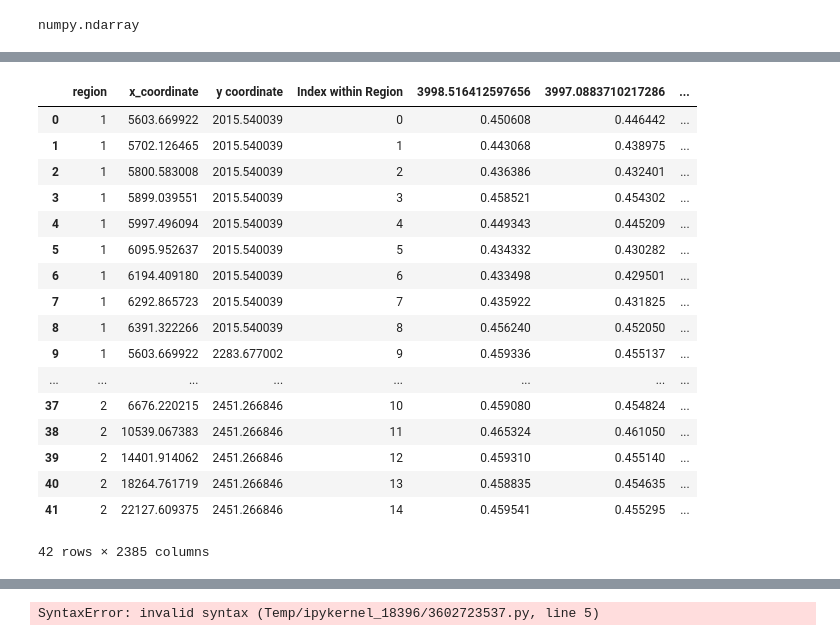
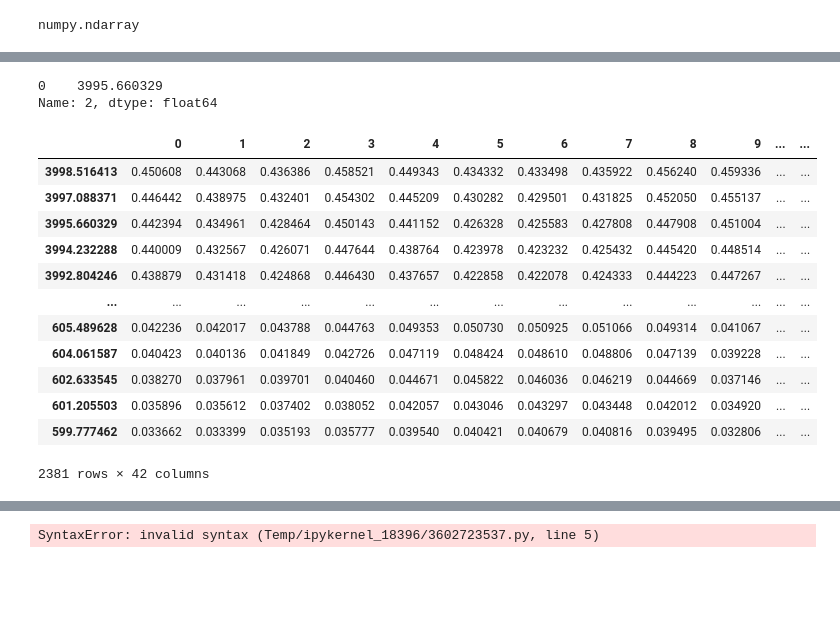
Before and after one commit to jroshk/FTIR_Mapping, a Jupyter notebook: scripts/Using_opusFCfor2dimages.ipynb, the cells around one changed output, grey strips where cells are left out. Saved outputs shown, nothing was run; the diff lists cells and outputs as text; code cells hidden in the pictures; blank space fills up the shorter version.

```diff
--- a/scripts/Using_opusFCfor2dimages.ipynb
+++ b/scripts/Using_opusFCfor2dimages.ipynb
@@ -45,13 +75,13 @@ for j in range(len(data.regions)):
 
     #list_of_regions = i in range(len(data.regions[j].mapX))
 #xydict = {'region':list_of_regions,'x_coordinate':data.regions[0].mapX[:],'y coordinate':data.regions[0].mapY[:]}#,data.x:data.regions[0].spectra[:]}
-xydict = {'region':list_of_regions,'x_coordinate':x_coordinates,'y coordinate':y_coordinates}#,data.x:data.regions[0].spectra[:]}
+xydict = {'region':list_of_regions,'x coordinate':x_coordinates,'y coordinate':y_coordinates}#,data.x:data.regions[0].spectra[:]}
 len(list_of_regions)
 # %% [output]
 42
 # %%
 #Make a loop or use a fancy 1 liner to take all of the X and Y data from here and then put it in a dataframe as the first 2 rows, or maybe the 2nd and 3rd rows
 # (probably best to have name/title of column, then x, then y, then data)
-xydataframe = pd.DataFrame(data=xydict)#[data.regions[0].mapX[:],data.regions[0].mapY[:]])
-xydataframe
+xypositions_df = pd.DataFrame(data=xydict)#[data.regions[0].mapX[:],data.regions[0].mapY[:]])
+xypositions_df.head(5)
 # %% [output]
@@ -77,25 +96,24 @@ type(data.regions[0].spectra[:])
 # %% [output]
 numpy.ndarray
 # %%
-#make dataframe of actual spectra, need to figure out how to get 2nd region here!!!!
-
+#make dataframe of actual spectra, multiple regions
 spectra_df = pd.DataFrame()
 print('data regions len:' ,len(data.regions))
 for i in range(len(data.regions)):
-
   #  print(data.regions[i].spectra[:])
     spectra_df = pd.concat([spectra_df,pd.DataFrame(data.regions[i].spectra[:])])
 #data.regions[].spectra[:]
 spectra_df
 
-spectra_df =spectra_df.transpose()
-labeledspectra_df = spectra_df.set_index(data.x)#what does drop do here? seemingly nothing
+tspectra_df =spectra_df.transpose()
+#spectra_df
+labeledspectra_df = tspectra_df.set_index(data.x)#what does drop do here? seemingly nothing
 #spectra_df['wavenumber'] = data.x
-
 
 tlabeledspectra_df = labeledspectra_df.transpose()
 tlabeledspectra_df.index = tlabeledspectra_df.index.set_names(['Index within Region'])
 tlabeledspectra_df = tlabeledspectra_df.reset_index(col_fill="index for region")
-tlabeledspectra_df
+#tlabeledspectra_df
+#spectra_df
 # %% [output]
 data regions len: 2
@@ -119,0 +120,7 @@ data regions len: 2
+# %%
+data.x
+wavenumber_df = pd.DataFrame(data.x)
+wavenumber_df.iloc[2]
+# %% [output]
+0    3995.660329
+Name: 2, dtype: float64
@@ -120,31 +137,22 @@ data regions len: 2
 # %%
-
-#complete_df = xydataframe
-# for i in range(len(data.x)):
-#     complete_df = pd.concat(xydataframe, labeledspectra_df[1])
-
-twodfs = [xydataframe, tlabeledspectra_df]
+#Make a df with all info (region number, x&y coordinates, index within region, and then intensity for all wavenumbers)
+twodfs = [xypositions_df, tlabeledspectra_df]
 
 complete_df = pd.concat(twodfs, axis=1,join='inner')
-
-complete_df
+#complete_df
 #complete_df[complete_df["region"]>1]
+complete_df.transpose().iloc[4:]
 # %% [output]
-|  | region | x_coordinate | y coordinate | Index within Region | 3998.516412597656 | 3997.0883710217286 | ... |
-| 0 | 1 | 5603.669922 | 2015.540039 | 0 | 0.450608 | 0.446442 | ... |
-| 1 | 1 | 5702.126465 | 2015.540039 | 1 | 0.443068 | 0.438975 | ... |
-| 2 | 1 | 5800.583008 | 2015.540039 | 2 | 0.436386 | 0.432401 | ... |
-| 3 | 1 | 5899.039551 | 2015.540039 | 3 | 0.458521 | 0.454302 | ... |
-| 4 | 1 | 5997.496094 | 2015.540039 | 4 | 0.449343 | 0.445209 | ... |
-| 5 | 1 | 6095.952637 | 2015.540039 | 5 | 0.434332 | 0.430282 | ... |
-| 6 | 1 | 6194.409180 | 2015.540039 | 6 | 0.433498 | 0.429501 | ... |
-| 7 | 1 | 6292.865723 | 2015.540039 | 7 | 0.435922 | 0.431825 | ... |
-| 8 | 1 | 6391.322266 | 2015.540039 | 8 | 0.456240 | 0.452050 | ... |
-| 9 | 1 | 5603.669922 | 2283.677002 | 9 | 0.459336 | 0.455137 | ... |
-| ... | ... | ... | ... | ... | ... | ... | ... |
-| 37 | 2 | 6676.220215 | 2451.266846 | 10 | 0.459080 | 0.454824 | ... |
-| 38 | 2 | 10539.067383 | 2451.266846 | 11 | 0.465324 | 0.461050 | ... |
-| 39 | 2 | 14401.914062 | 2451.266846 | 12 | 0.459310 | 0.455140 | ... |
-| 40 | 2 | 18264.761719 | 2451.266846 | 13 | 0.458835 | 0.454635 | ... |
-| 41 | 2 | 22127.609375 | 2451.266846 | 14 | 0.459541 | 0.455295 | ... |
+|  | 0 | 1 | 2 | 3 | 4 | 5 | 6 | 7 | 8 | 9 | ... | ... |
+| 3998.516413 | 0.450608 | 0.443068 | 0.436386 | 0.458521 | 0.449343 | 0.434332 | 0.433498 | 0.435922 | 0.456240 | 0.459336 | ... | ... |
+| 3997.088371 | 0.446442 | 0.438975 | 0.432401 | 0.454302 | 0.445209 | 0.430282 | 0.429501 | 0.431825 | 0.452050 | 0.455137 | ... | ... |
+| 3995.660329 | 0.442394 | 0.434961 | 0.428464 | 0.450143 | 0.441152 | 0.426328 | 0.425583 | 0.427808 | 0.447908 | 0.451004 | ... | ... |
+| 3994.232288 | 0.440009 | 0.432567 | 0.426071 | 0.447644 | 0.438764 | 0.423978 | 0.423232 | 0.425432 | 0.445420 | 0.448514 | ... | ... |
+| 3992.804246 | 0.438879 | 0.431418 | 0.424868 | 0.446430 | 0.437657 | 0.422858 | 0.422078 | 0.424333 | 0.444223 | 0.447267 | ... | ... |
+| ... | ... | ... | ... | ... | ... | ... | ... | ... | ... | ... | ... | ... |
+| 605.489628 | 0.042236 | 0.042017 | 0.043788 | 0.044763 | 0.049353 | 0.050730 | 0.050925 | 0.051066 | 0.049314 | 0.041067 | ... | ... |
+| 604.061587 | 0.040423 | 0.040136 | 0.041849 | 0.042726 | 0.047119 | 0.048424 | 0.048610 | 0.048806 | 0.047139 | 0.039228 | ... | ... |
+| 602.633545 | 0.038270 | 0.037961 | 0.039701 | 0.040460 | 0.044671 | 0.045822 | 0.046036 | 0.046219 | 0.044669 | 0.037146 | ... | ... |
+| 601.205503 | 0.035896 | 0.035612 | 0.037402 | 0.038052 | 0.042057 | 0.043046 | 0.043297 | 0.043448 | 0.042012 | 0.034920 | ... | ... |
+| 599.777462 | 0.033662 | 0.033399 | 0.035193 | 0.035777 | 0.039540 | 0.040421 | 0.040679 | 0.040816 | 0.039495 | 0.032806 | ... | ... |
-42 rows × 2385 columns
+2381 rows × 42 columns
```
Also changed, not shown: parts of 18 cells of this notebook.
